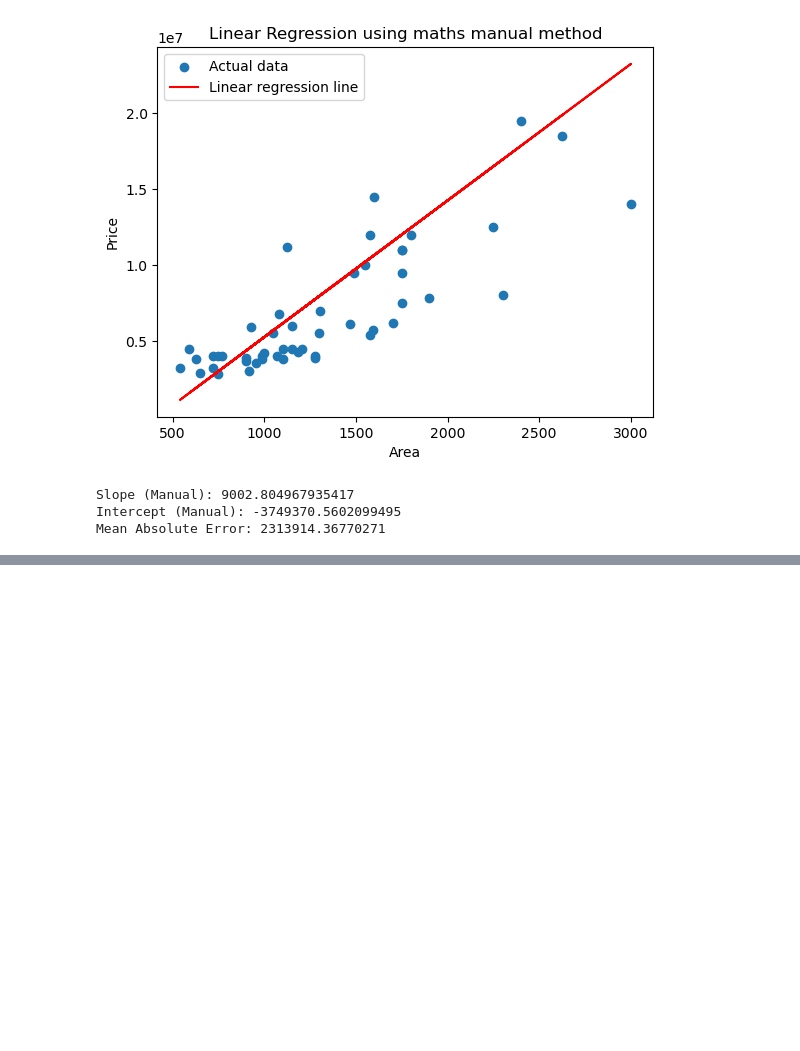
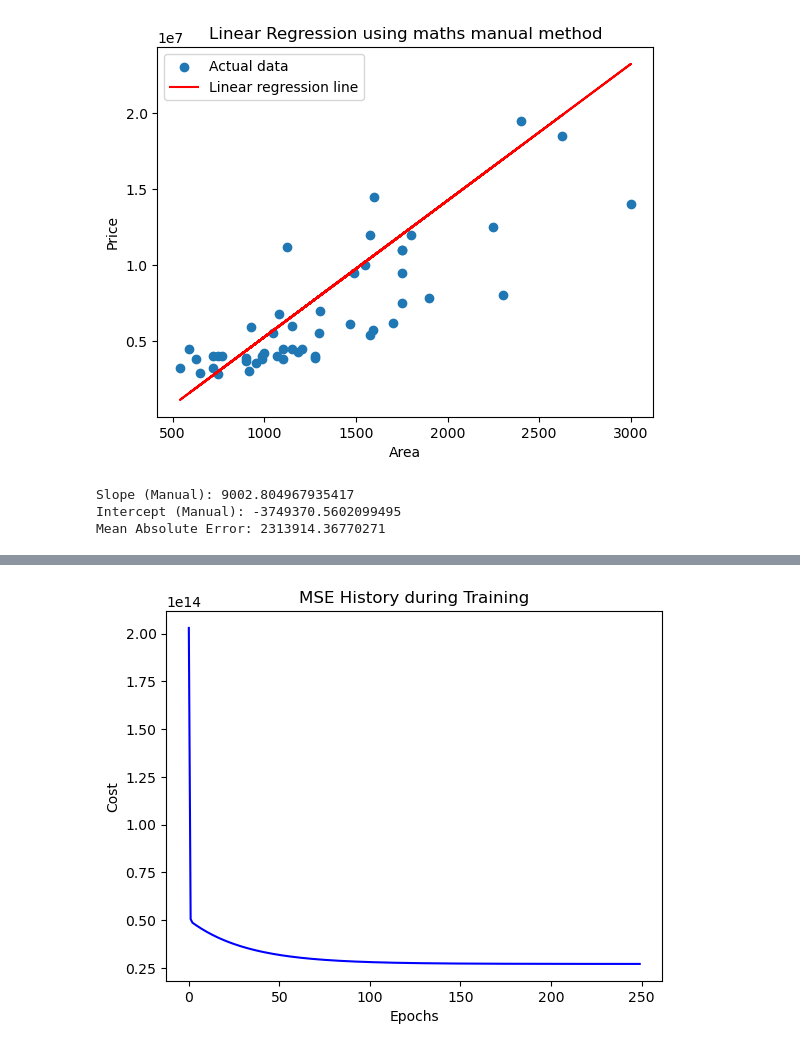
Before and after one commit to Abhishek7415/IA, a Jupyter notebook: Untitled - Copy.ipynb, the cells around one changed output, grey strips where cells are left out. Cells and saved outputs as stored; diff of their text form; code cells hidden in the pictures; blank space fills up the shorter version.

Commit message:
Add files via upload
including gradient descent for 3d and 2d lines

```diff
--- a/Untitled - Copy.ipynb
+++ b/Untitled - Copy.ipynb
@@ -203,0 +236,80 @@ Slope (m): -941562.4976261847
+# %%
+import numpy as np
+import matplotlib.pyplot as plt
+
+def gradient_descent(X, y, learning_rate=0.01, epochs=1000, convergence_threshold=1e-6):
+    """
+    Perform gradient descent for linear regression with an intercept.
+
+    Parameters:
+    - X: Input features (numpy array)
+    - y: Target values (numpy array)
+    - learning_rate: Step size for each iteration (float)
+    - epochs: Number of iterations (int)
+    - convergence_threshold: Threshold for convergence (float)
+
+    Returns:
+    - theta: Optimized parameters (numpy array)
+    - cost_history: History of cost values during optimization (list)
+    """
+    m = len(y)  # Number of training examples
+    n = X.shape[1]  # Number of features
+    theta = np.zeros((n, 1))  # Initialize parameters with zeros
+    cost_history = []
+
+    for epoch in range(epochs):
+        # Hypothesis
+        h = np.dot(X, theta)
+
+        # Calculate the error
+        error = h - y
+
+        # Calculate the gradient
+        gradient = (2/m) * np.dot(X.T, error)
+
+        # Update parameters
+        theta -= learning_rate * gradient
+
+        # Calculate the cost
+        cost = (1/m) * np.sum(error**2)
+        cost_history.append(cost)
+
+        # Check for convergence
+        if epoch > 0 and abs(cost_history[epoch-1] - cost) < convergence_threshold:
+            print(f'Converged at epoch {epoch}, Cost: {cost}')
+            break
+
+        # Print the cost every 100 iterations
+        if epoch % 100 == 0:
+            print(f'Epoch {epoch}, Cost: {cost}')
+
+    return theta, cost_history
+
+def plot_cost_history(cost_history):
+    plt.plot(range(len(cost_history)), cost_history, color='blue')
+    plt.xlabel('Epochs')
+    plt.ylabel('Cost')
+    plt.title('MSE History during Training')
+    plt.show()
+
+# Example usage with your data:
+# Assuming you have the 'area' and 'Price_sqft' columns in the 'train_data' DataFrame
+X = np.array(train_data[['area', 'Price_sqft']].iloc[0:500])
+y = np.array(train_data['price'].iloc[0:500]).reshape(-1, 1)
+
+# Add a bias term to the input features
+X_b = np.c_[np.ones((len(X), 1)), X]
+
+# Set hyperparameters
+learning_rate = 0.00000001
+epochs = 250
+
+# Perform gradient descent
+theta, cost_history = gradient_descent(X_b, y, learning_rate, epochs)
+
+# Print the optimized parameters
+print('Optimized Parameters:', theta)
+
+# Plot the cost history
+plot_cost_history(cost_history)
+# %% [output]
@@ -203,0 +322 @@ Slope (m): -941562.4976261847
+[figure, added]
```
Also changed, not shown: parts of 2 cells of this notebook.
